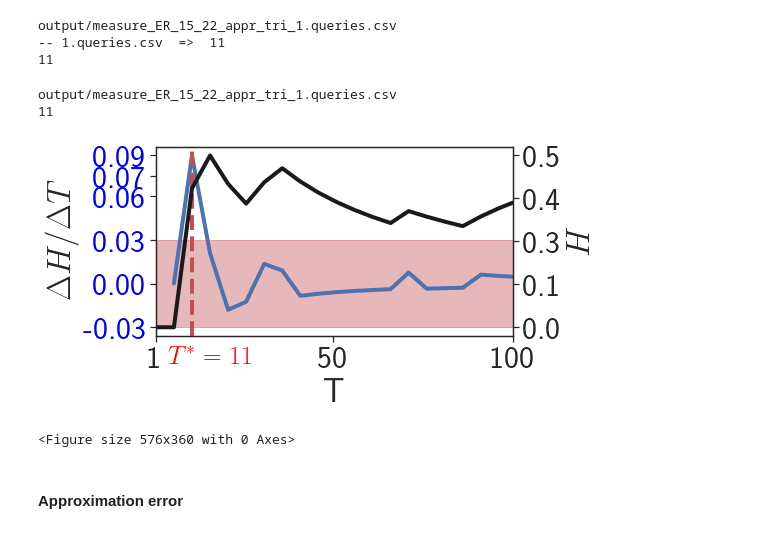
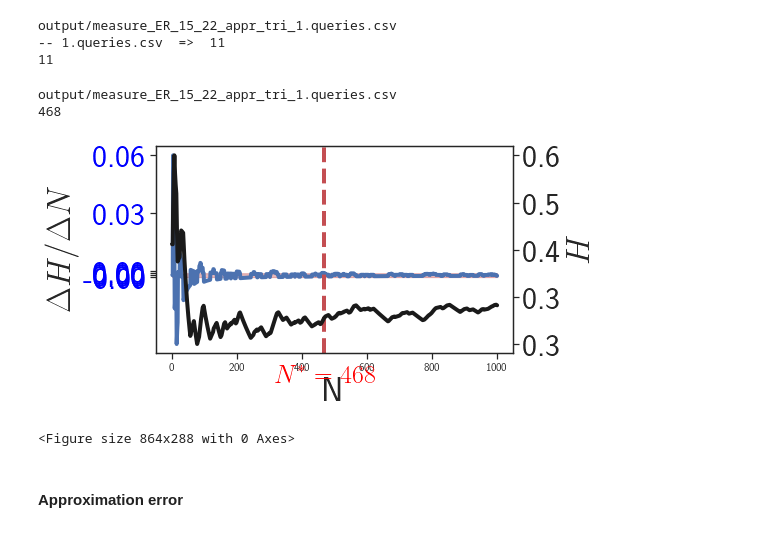
Before and after one commit to toggled/uncertainty, a Jupyter notebook: test.ipynb, the cells around one changed output. Saved outputs shown, nothing was run; the diff lists cells and outputs as text; code cells hidden in the pictures.

```diff
--- a/test.ipynb
+++ b/test.ipynb
@@ -261,8 +261,8 @@ data = 'ER_15_22'
 _max = -1
 # invert = True
 invert = False
-# loop = 'N' # 'T'
-loop = 'T'
+loop = 'N' # 'T'
+# loop = 'T'
 epsilon = [0.001,0.03][loop=='T']
 # epsilon = 0.03
 step = 5
@@ -312,7 +312,7 @@ from matplotlib.lines import Line2D,lineStyles
 from itertools import cycle
 import seaborn as sns
 import numpy as np
-sns.set(rc={'figure.figsize':(8,5)})
+sns.set(rc={'figure.figsize':(12,4)})
 sns.set_style("dark", {'axes.grid' : False})
 sns.set_style("ticks")
 # plt.style.use('grayscale')
@@ -337,37 +337,37 @@ eps = np.ones_like(x)*epsilon
 plt.fill_between(x, zero - eps, zero + eps, color='r', alpha=0.4)
 
 plt.ylabel('$\Delta H/\Delta '+loop+'$',fontsize=fontsize)
 plt.xlabel(loop,fontsize=fontsize)
 ax.xaxis.set_major_formatter(FormatStrFormatter('%d'))
 # plt.xticks(np.linspace(avg_df[loop].min(),avg_df[loop].max()//2,3),fontsize=fontsize-2)
 plt.xticks([1,50,100], fontsize=fontsize-2)
 plt.yticks([-epsilon,0,epsilon]+np.linspace(2*epsilon,avg_df['dHdN'].max(),3).tolist(),fontsize=fontsize-2,color='blue')
 # plt.yticks([-0.03,0,0.03,0.06,avg_df['dHdN'].max()],fontsize=fontsize-2)
 # ax.rig
 # plt.yticks(fontsize=fontsize-2)
 ax2 = ax.twinx()
 avg_df.plot(loop,'H',ax=ax2,color='k',legend=None,lw=lw)
 plt.yticks(np.linspace(avg_df['H'].min(),avg_df['H'].max(),5),fontsize=fontsize-2)
 plt.ylabel('$H$',fontsize=fontsize)
 ax = plt.gca()
 if data == 'ER_15_22':
     ax.yaxis.set_major_formatter(FormatStrFormatter('%.1f'))
 else:
     ax.yaxis.set_major_formatter(FormatStrFormatter('%.2f'))
 # ax.set_yticks('left',fontsize=fontsize-2)
 # print(avg_df['H'])
 plt.xlim((1,100))
 # plt.legend(loc = 'upper left', fontsize=fontsize+6, bbox_to_anchor=(0.8,1.01),frameon = False,prop={"size":28})
 plt.tight_layout()
-plt.savefig('figs/er_'+alg+'_'+pr+'_Tloop.pdf')
+plt.savefig('figs/er_'+alg+'_'+pr+'_'+loop+'loop.pdf')
 plt.show()
 plt.clf()
 # avg_df
 # %% [output]
 output/measure_ER_15_22_appr_tri_1.queries.csv
-11
+468
-[figure, old version]
+[figure, new version]
-<Figure size 576x360 with 0 Axes>
+<Figure size 864x288 with 0 Axes>
 # %% [markdown]
 #### Approximation error
 # %%
```
Also changed, not shown: 4 other files.
